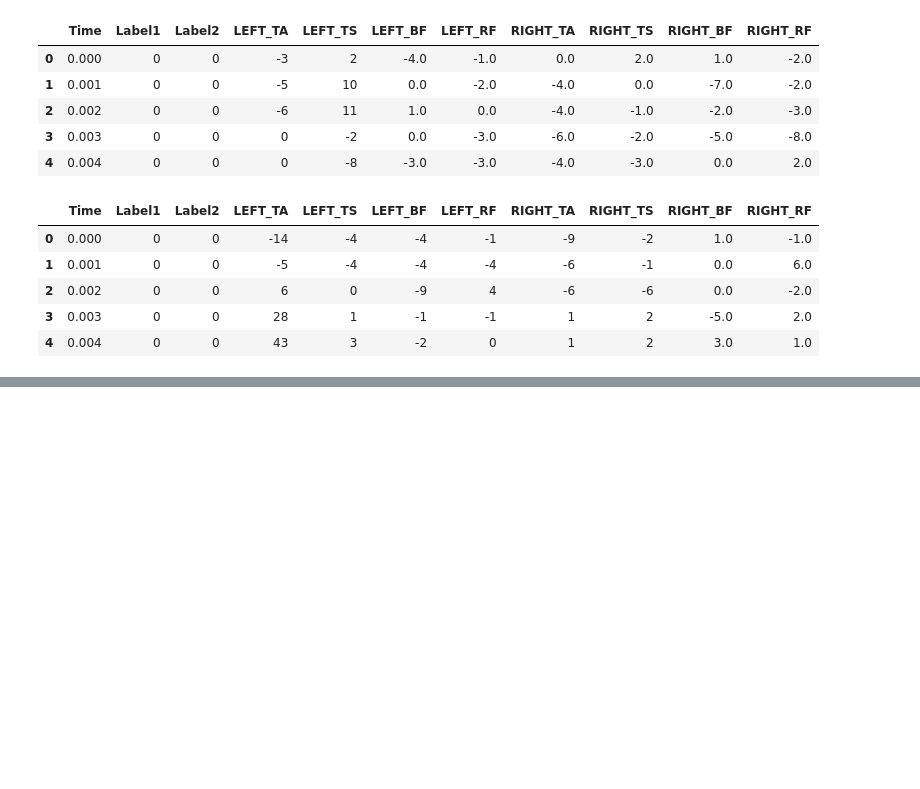
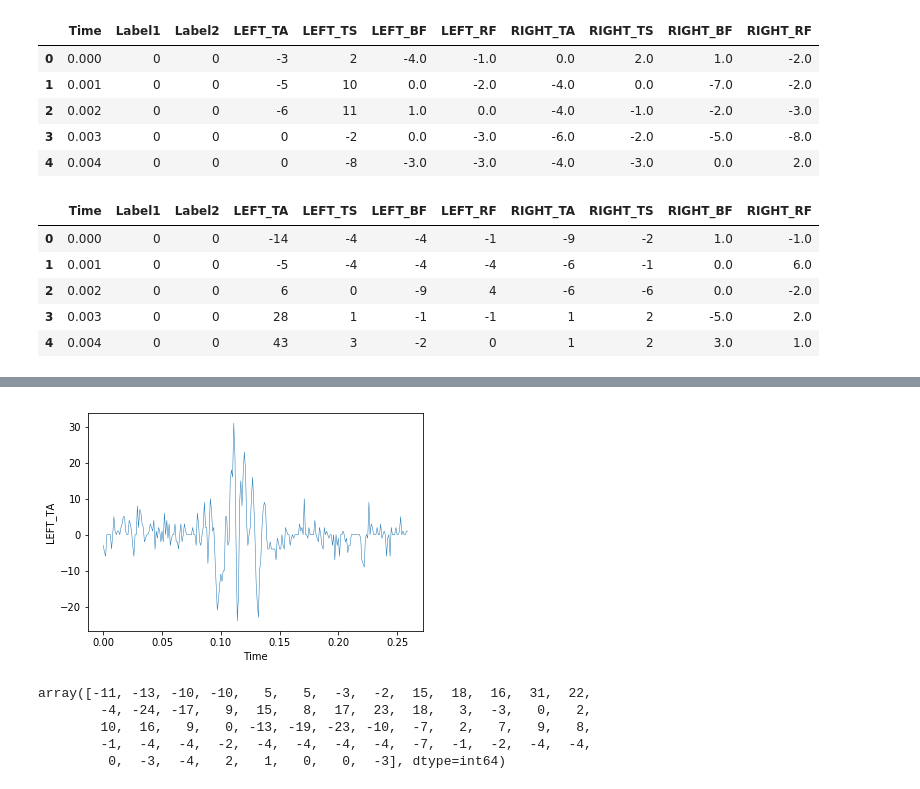
Before and after one commit to wuwenbo718/Master-Thesis, a Jupyter notebook: data_processing.ipynb, the cells around one changed output, grey strips where cells are left out. Drawn from its saved outputs; the diff is of its cells as text; code cells hidden in the pictures; blank space fills up the shorter version.

```diff
--- a/data_processing.ipynb
+++ b/data_processing.ipynb
@@ -90,0 +91,13 @@ Using TensorFlow backend.
+# %%
+sns.lineplot(x=emg_data.Time[:260],y=emg_data.LEFT_TA[:260],linewidth=0.5)
+plt.show()
+# %% [output]
+[figure, added]
+# %%
+np.array(left_ta)[100:160]
+# %% [output]
+array([-11, -13, -10, -10,   5,   5,  -3,  -2,  15,  18,  16,  31,  22,
+        -4, -24, -17,   9,  15,   8,  17,  23,  18,   3,  -3,   0,   2,
+        10,  16,   9,   0, -13, -19, -23, -10,  -7,   2,   7,   9,   8,
+        -1,  -4,  -4,  -2,  -4,  -4,  -4,  -4,  -7,  -1,  -2,  -4,  -4,
+         0,  -3,  -4,   2,   1,   0,   0,  -3], dtype=int64)
```
Also changed, not shown: parts of 11 cells of this notebook, 1 other file.
